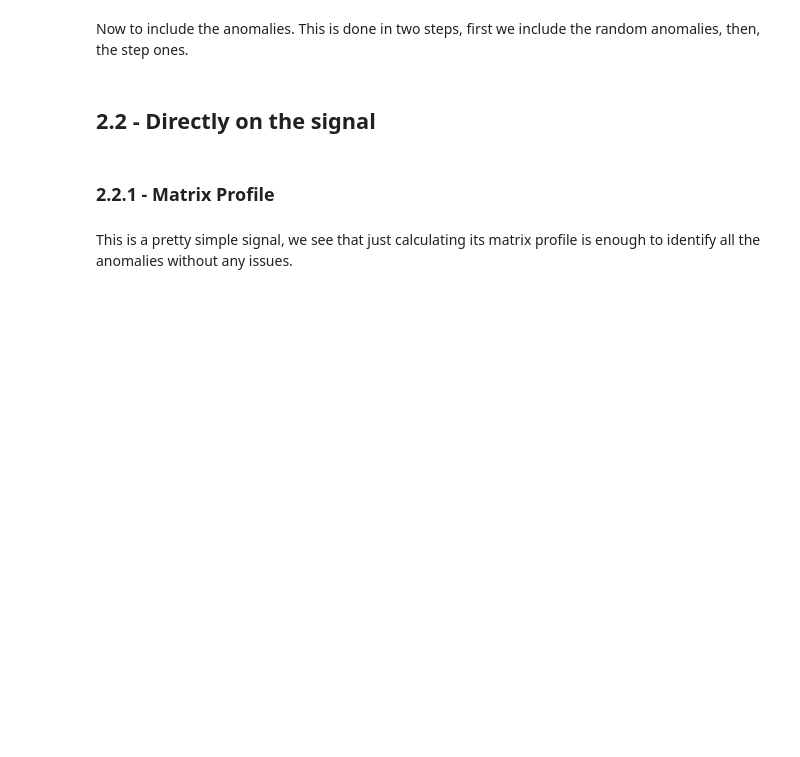
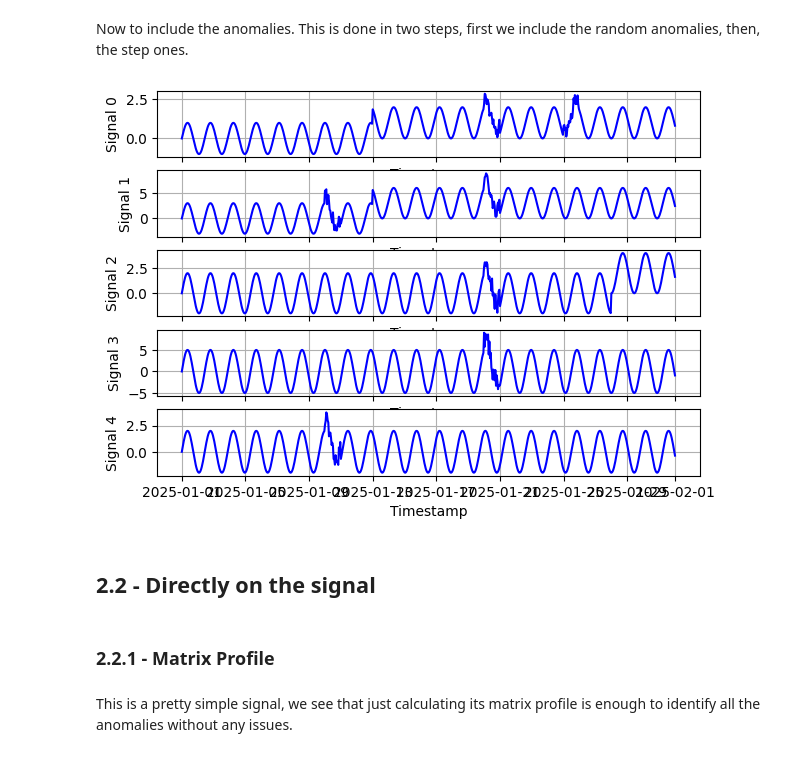
Before and after one commit to Lopes941/PyFADe, a Jupyter notebook: notebooks/anomaly_detection.ipynb, the cells around one changed output. Drawn from its saved outputs; the diff is of its cells as text; code cells hidden in the pictures; blank space fills up the shorter version.

```diff
--- a/notebooks/anomaly_detection.ipynb
+++ b/notebooks/anomaly_detection.ipynb
@@ -78,31 +80,33 @@ step_anomalies = [(2, '2025-01-13', size, []),
 
 # Inserting random anomalies
 anom_signal = orig_signals.copy()
 for num_anomalous,start,size,an_list in rand_anomalies:
 
     if num_anomalous > num_signals:
         num_anomalous = num_signals
 
     # Getting information, choosing faulty signals and saving this info
     series = rng.choice(num_signals,size=num_anomalous,replace=False)
     an_list.extend(series)
 
     for s in series:
         col = anom_signal.columns[s]
         anom_signal.loc[pd.date_range(start=start, periods=size, freq='h'),col] += 1 *amplitudes[s] * rng.random(size)
 
 # Inserting step anomalies
 for num_anomalous,start,_,an_list in step_anomalies:
 
     if num_anomalous >= num_signals:
         num_anomalous = num_signals
 
     # Getting information, choosing faulty signals and saving this info
     series = rng.choice(num_signals,size=num_anomalous,replace=False)
     an_list.extend(series)
 
     for s in series:
         col = anom_signal.columns[s]
         anom_signal.loc[pd.date_range(start=start, end=anom_signal.index.max(), freq='h'),col] += 1 *amplitudes[s]
 
-pyfade.plot_multiple(anom_signal);
+pf.plot_multiple(anom_signal);
+# %% [output]
+[figure, added]
```
Also changed, not shown: parts of 33 cells of this notebook, 18 other files.
